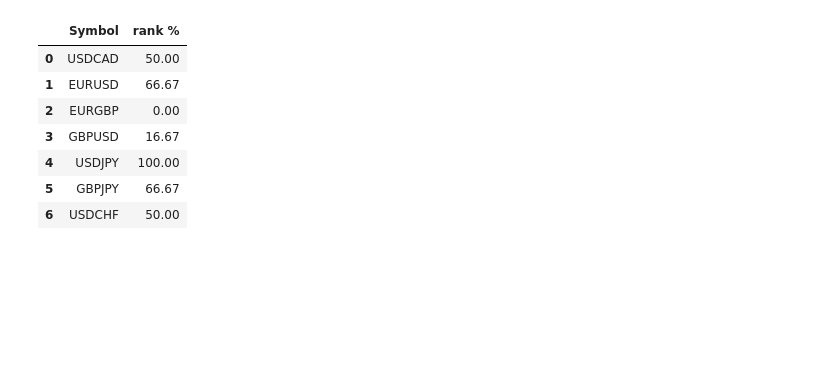
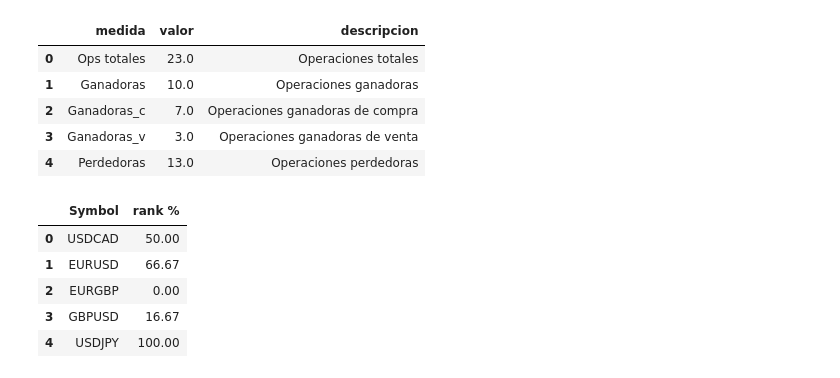
Before and after one commit to Aranzazu-R/MyST_LAB_3_E1, a Jupyter notebook: Estadistica_descriptiva.ipynb, the cells around one changed output. Cells and saved outputs as stored; diff of their text form; code cells hidden in the pictures; blank space fills up the shorter version.

```diff
--- a/Estadistica_descriptiva.ipynb
+++ b/Estadistica_descriptiva.ipynb
@@ -53,6 +92,8 @@ f_columnas_tiempos(mtf,'Time','Time.1')
 # %%
 def f_pip_size(ticker):
     diccionario={'EURUSD':0.00001, 'GBPUSD':0.00001,'EURGBP':0.00001,'USDCAD':0.00001,'USDCHF':0.00001,
-                 'GBPJPY':0.001,'USDJPY':0.001,'EURCAD':0.001}
+                 'GBPJPY':0.001,'USDJPY':0.001,'EURCAD':0.001,'USDCNH':0.00001,'GBPNZD':0.00001,'AUDUSD':0.00001,
+                'USDMXN':0.00001,'CADCHF':0.00001,'CADJPY':0.001,'USDNOK':0.00001,'USDSGD':0.00001,'USDPLN':0.00001,
+                'USDTRY':0.00001,'EURJPY':0.001,'EURMXN':0.00001,'NZDUSD':0.00001,'GBPCHF':0.00001,'AUDCHF':0.00001,
+                'GBPAUD':0.00001}
     return (round(1/diccionario[ticker]))
-f_pip_size('EURUSD')
@@ -61,6 +100,6 @@ f_pip_size('EURUSD')
 # %%
 def f_columnas_pips(data):
-    pip = pd.DataFrame(0, index=range(len(mtf)),columns=['pips'])
+    pip = pd.DataFrame(0, index=range(len(data)),columns=['pips'])
     pip['instrument']=data['Symbol']
     for i in range(len(data)):
         if data.loc[i,'Type']=='sell':
@@ -70,4 +109,3 @@ def f_columnas_pips(data):
     pip['pips_acm']=pip['pips'].cumsum()
     pip['profit_acm']=data['Profit'].astype(float).cumsum()
     return pip
-f_columnas_pips(mtf)
@@ -103,11 +159,11 @@ def f_estadisticas_ba(data,datapip,df):
                                  'Ganadoras ventas/ Operaciones totales']})
     df_1.iloc[0,1]=len(data)
     df_1.iloc[1,1]=len(data[data['Profit']>0])
-    df_1.iloc[2,1]=len(mtf[(mtf['Profit']>0) & (mtf['Type']=='buy')])
-    df_1.iloc[3,1]=len(mtf[(mtf['Profit']>0) & (mtf['Type']=='sell')])
+    df_1.iloc[2,1]=len(data[(data['Profit']>0) & (data['Type']=='buy')])
+    df_1.iloc[3,1]=len(data[(data['Profit']>0) & (data['Type']=='sell')])
     df_1.iloc[4,1]=len(data[data['Profit']<0])
-    df_1.iloc[5,1]=len(mtf[(mtf['Profit']<0) & (mtf['Type']=='buy')])
-    df_1.iloc[6,1]=len(mtf[(mtf['Profit']<0) & (mtf['Type']=='sell')])
+    df_1.iloc[5,1]=len(data[(data['Profit']<0) & (data['Type']=='buy')])
+    df_1.iloc[6,1]=len(data[(data['Profit']<0) & (data['Type']=='sell')])
     df_1.iloc[7,1]=data['Profit'].median()
     df_1.iloc[8,1]=datapip['pips'].median()
     df_1.iloc[9,1]=df_1.iloc[1,1]/df_1.iloc[0,1]
@@ -116,7 +172,7 @@ def f_estadisticas_ba(data,datapip,df):
     df_1.iloc[10,1]=df_1.iloc[4,1]/df_1.iloc[1,1]
     df_1['valor']=round(df_1['valor'],2)
 
-    uniques=mtf['Symbol'].unique()
+    uniques=data['Symbol'].unique()
     rank=[]
     for i in uniques:
         rank.append(round(len(data[(data['Profit']>0) & (data['Symbol']==i)])/len(data[data['Symbol']==i])*100,2))
@@ -124,4 +180,3 @@ def f_estadisticas_ba(data,datapip,df):
 
     diccionario={'tabla':df_1,'ranking':df_2_ranking}
     return diccionario[df]
-f_estadisticas_ba(mtf,f_columnas_pips(mtf),'tabla')
@@ -143,11 +183,18 @@ f_estadisticas_ba(mtf,f_columnas_pips(mtf),'tabla')
+# %%
+f_estadisticas_ba(mtf,f_columnas_pips(mtf),'tabla').head()
+# %% [output]
+|  | medida | valor | descripcion |
+| 0 | Ops totales | 23.0 | Operaciones totales |
+| 1 | Ganadoras | 10.0 | Operaciones ganadoras |
+| 2 | Ganadoras_c | 7.0 | Operaciones ganadoras de compra |
+| 3 | Ganadoras_v | 3.0 | Operaciones ganadoras de venta |
+| 4 | Perdedoras | 13.0 | Operaciones perdedoras |
 # %%
-f_estadisticas_ba(mtf,f_columnas_pips(mtf),'ranking')
+f_estadisticas_ba(mtf,f_columnas_pips(mtf),'ranking').head()
 # %% [output]
 |  | Symbol | rank % |
 | 0 | USDCAD | 50.00 |
 | 1 | EURUSD | 66.67 |
 | 2 | EURGBP | 0.00 |
 | 3 | GBPUSD | 16.67 |
 | 4 | USDJPY | 100.00 |
-| 5 | GBPJPY | 66.67 |
-| 6 | USDCHF | 50.00 |
```
Also changed, not shown: parts of 32 cells of this notebook.
